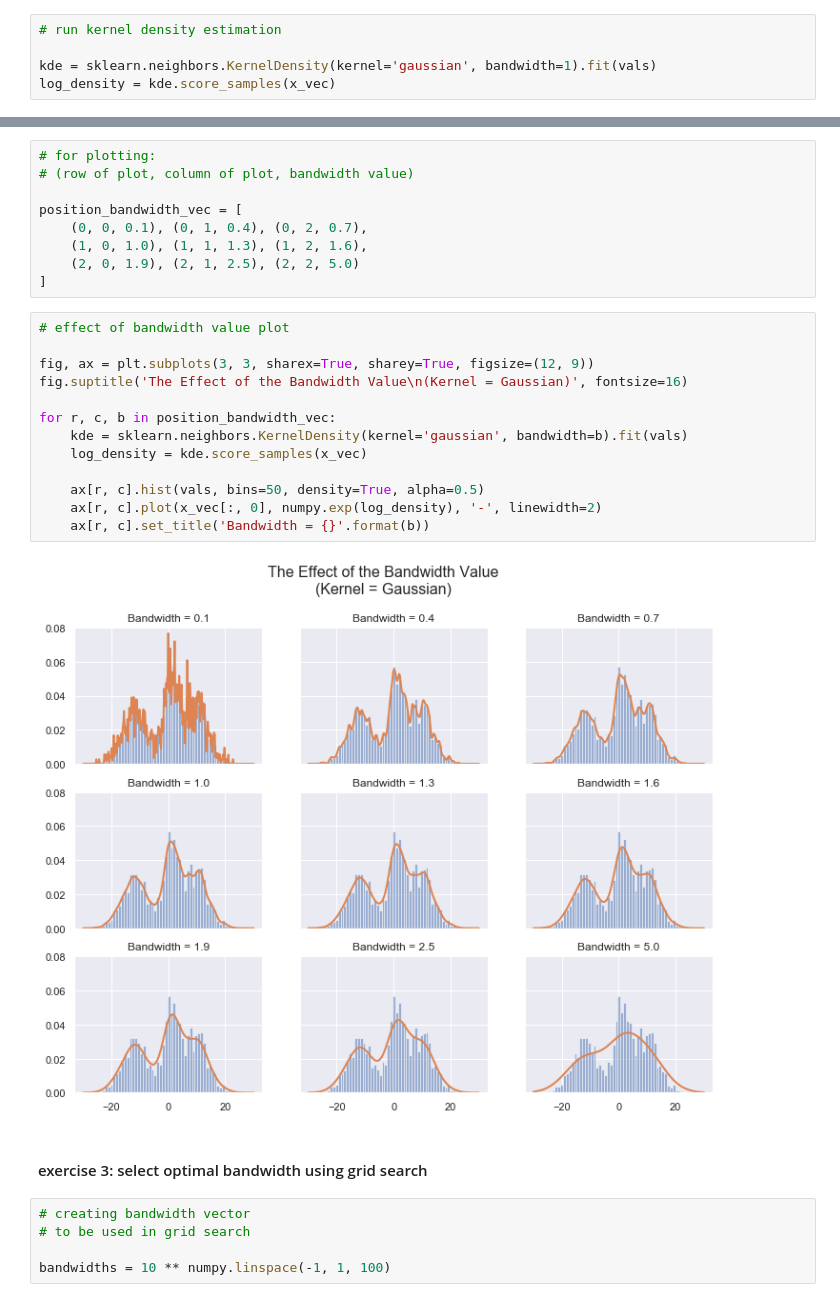
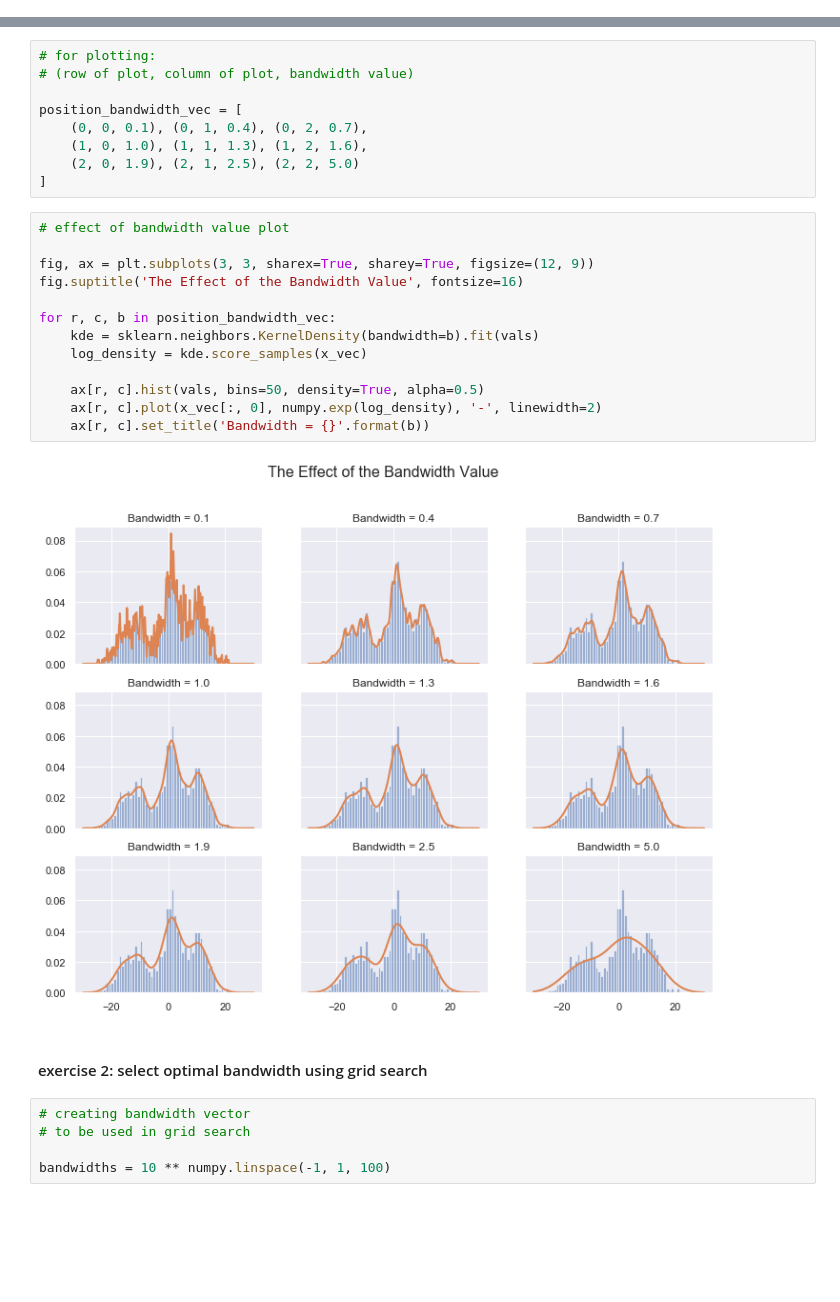
Before and after one commit to TrainingByPackt/Applied-Unsupervised-Learning-with-Python, a Jupyter notebook: CH9/chapter-nine-hotspot-models-exercises.ipynb, the cells around one changed output, grey strips where cells are left out. Cells and saved outputs as stored; diff of their text form; blank space fills up the shorter version.

```diff
--- a/CH9/chapter-nine-hotspot-models-exercises.ipynb
+++ b/CH9/chapter-nine-hotspot-models-exercises.ipynb
@@ -55,5 +39,0 @@ ax.legend(loc='upper right')
-# %%
-# run kernel density estimation
-
-kde = sklearn.neighbors.KernelDensity(kernel='gaussian', bandwidth=1).fit(vals)
-log_density = kde.score_samples(x_vec)
@@ -84,20 +49,20 @@ position_bandwidth_vec = [
 # %%
 # effect of bandwidth value plot
 
 fig, ax = plt.subplots(3, 3, sharex=True, sharey=True, figsize=(12, 9))
-fig.suptitle('The Effect of the Bandwidth Value\n(Kernel = Gaussian)', fontsize=16)
+fig.suptitle('The Effect of the Bandwidth Value', fontsize=16)
 
 for r, c, b in position_bandwidth_vec:
-    kde = sklearn.neighbors.KernelDensity(kernel='gaussian', bandwidth=b).fit(vals)
+    kde = sklearn.neighbors.KernelDensity(bandwidth=b).fit(vals)
     log_density = kde.score_samples(x_vec)
 
     ax[r, c].hist(vals, bins=50, density=True, alpha=0.5)
     ax[r, c].plot(x_vec[:, 0], numpy.exp(log_density), '-', linewidth=2)
     ax[r, c].set_title('Bandwidth = {}'.format(b))
 # %% [output]
-[figure, old version]
+[figure, new version]
 # %% [markdown]
-#### exercise 3: select optimal bandwidth using grid search
+#### exercise 2: select optimal bandwidth using grid search
 # %%
 # creating bandwidth vector
 # to be used in grid search
```
Also changed, not shown: parts of 15 cells of this notebook.
